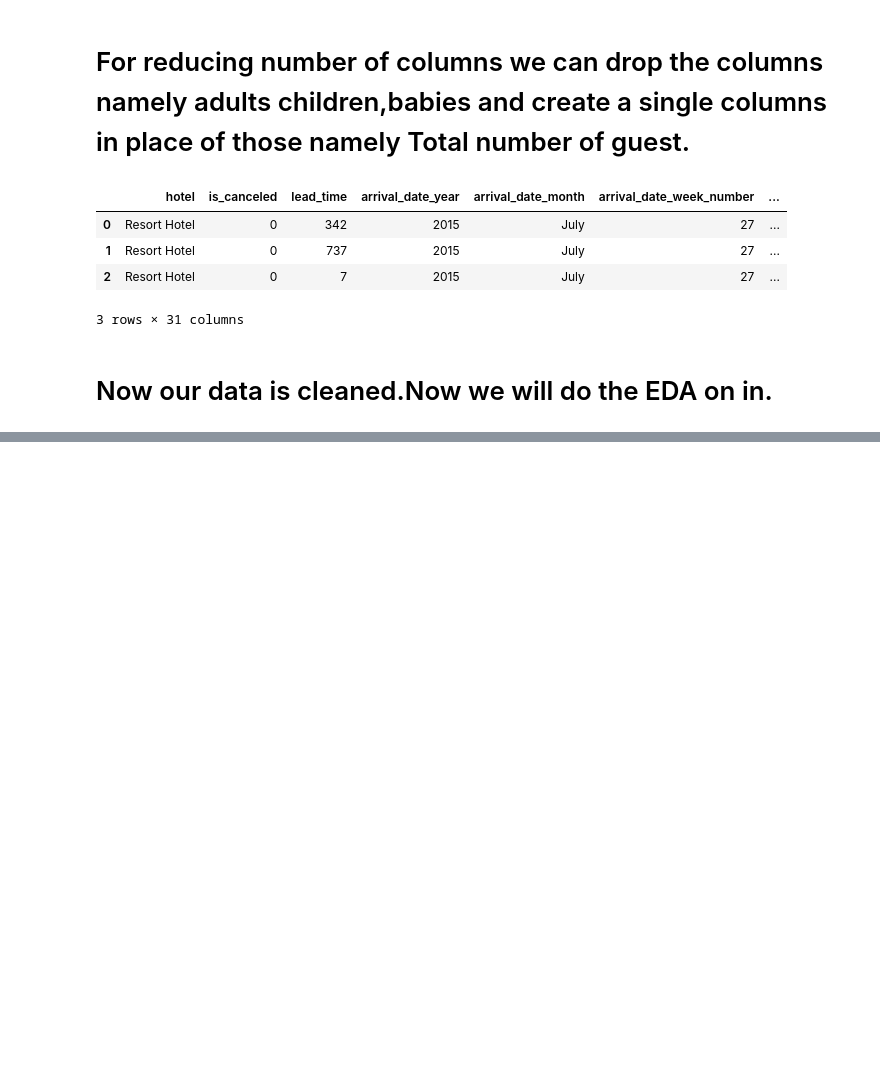
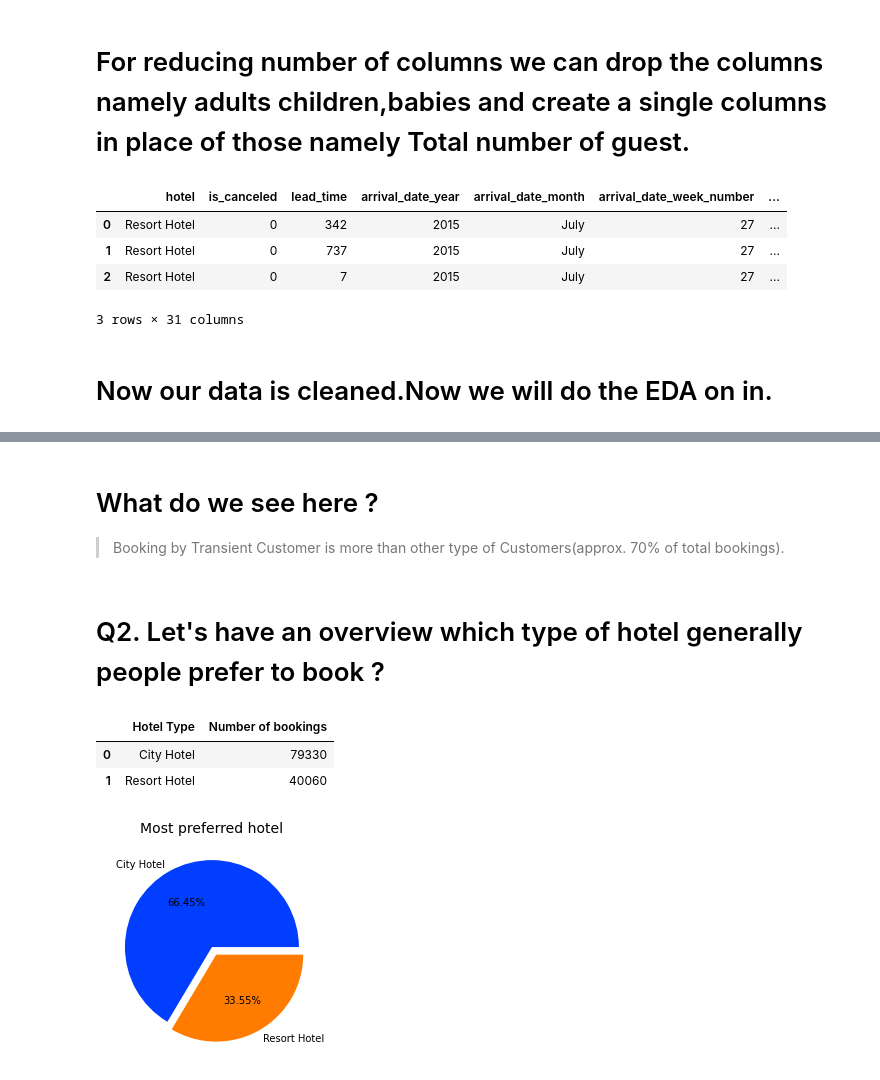
Before and after one commit to sachanneeraj/Hotels-Data-Analysis-EDA, a Jupyter notebook: Hotel_Booking_Analysis_Capstone_Project.ipynb, the cells around one changed output, grey strips where cells are left out. Saved outputs shown, nothing was run; the diff lists cells and outputs as text; code cells hidden in the pictures; blank space fills up the shorter version.

Commit message:
3 number Commit

```diff
--- a/Hotel_Booking_Analysis_Capstone_Project.ipynb
+++ b/Hotel_Booking_Analysis_Capstone_Project.ipynb
@@ -255,0 +288,21 @@ memory usage: 26.4+ MB
+# %% [markdown]
+# What do we see here ?
+
+
+> Booking by Transient Customer is more than other type of Customers(approx. 70% of total bookings).
+# %% [markdown]
+#  Q2. Let's have an overview which type of hotel generally people prefer to book ?
+# %%
+hotel_type = data["hotel"].value_counts().reset_index().rename(columns={"index":"Hotel Type", 'hotel': "Number of bookings"})
+hotel_type
+# %% [output]
+|  | Hotel Type | Number of bookings |
+| 0 | City Hotel | 79330 |
+| 1 | Resort Hotel | 40060 |
+# %%
+palette_color = sns.color_palette('bright')
+plt.pie(x=hotel_type['Number of bookings'], labels=hotel_type['Hotel Type'], colors=palette_color, explode=[0,.1],autopct='%1.2f%%')
+plt.title('Most preferred hotel', fontsize=14)
+plt.show()
+# %% [output]
+[figure, added]
```
Also changed, not shown: parts of 8 cells of this notebook.
